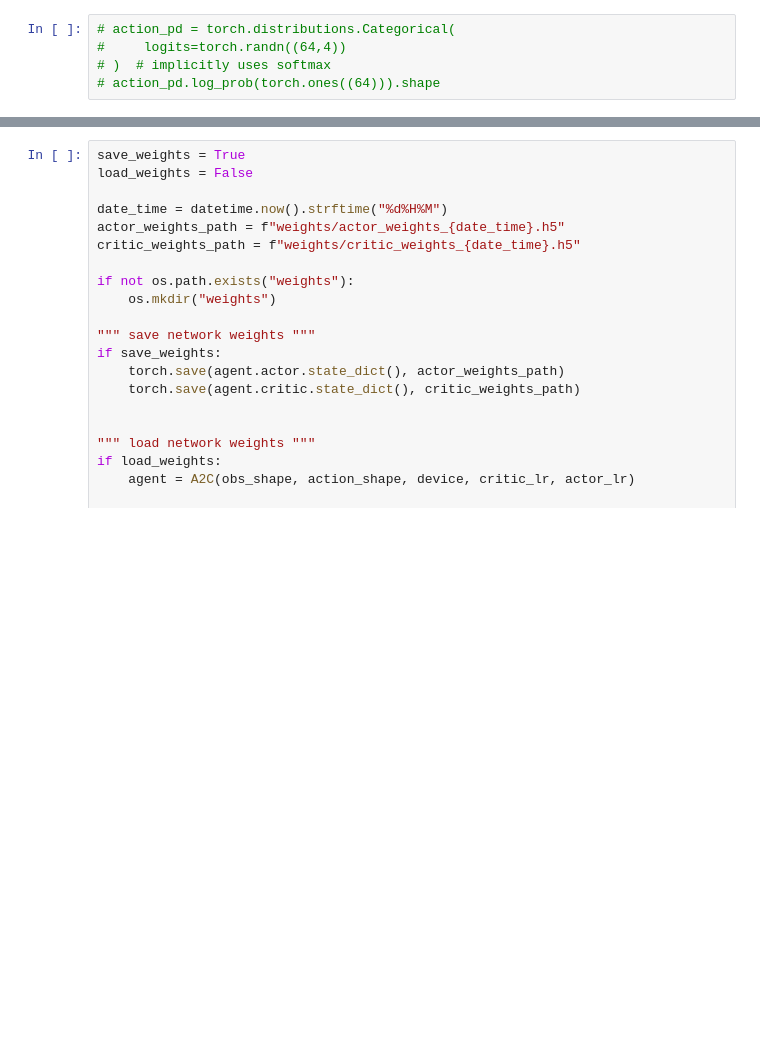
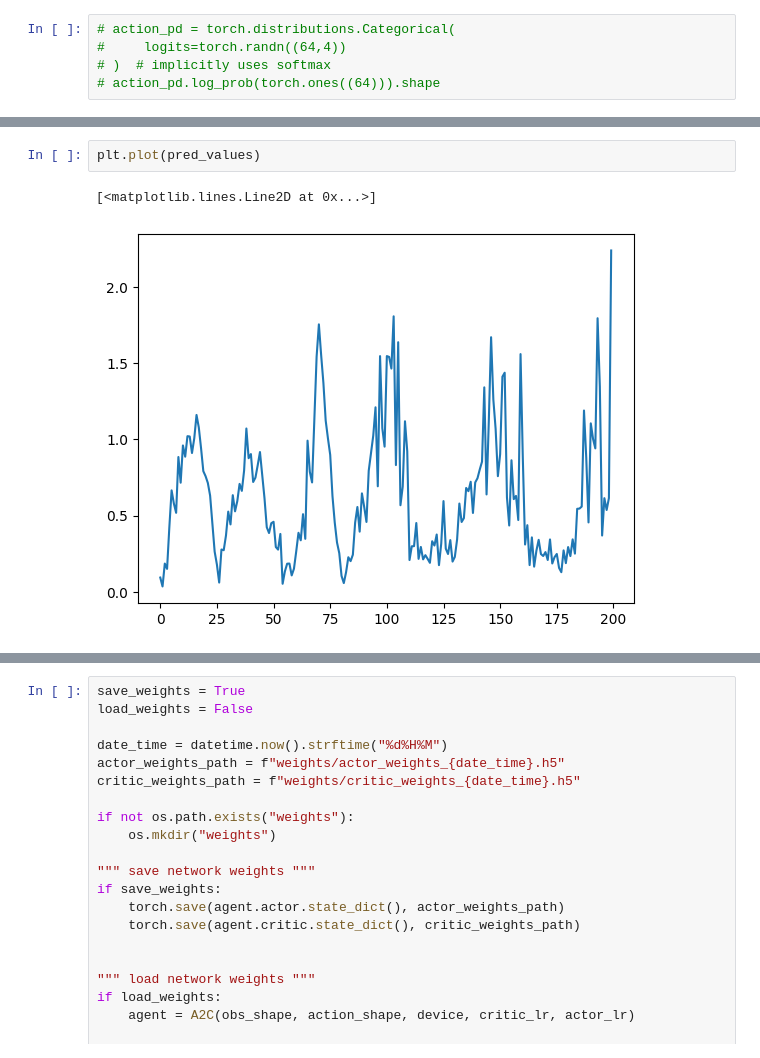
Before and after one commit to yutian-zhao/rl_experiments, a Jupyter notebook: ppo_new.ipynb, the cells around one changed output, grey strips where cells are left out. Drawn from its saved outputs; the diff is of its cells as text; blank space fills up the shorter version.

```diff
--- a/ppo_new.ipynb
+++ b/ppo_new.ipynb
@@ -210,3 +222,8 @@ plt.show()
+# %%
+plt.plot(pred_values)
+# %% [output]
+[<matplotlib.lines.Line2D at 0x...>]
+[figure, added]
 # %%
 import gymnasium as gym
 from gymnasium.wrappers import RecordEpisodeStatistics, RecordVideo
```
Also changed, not shown: parts of 6 cells of this notebook, 2 other files.
